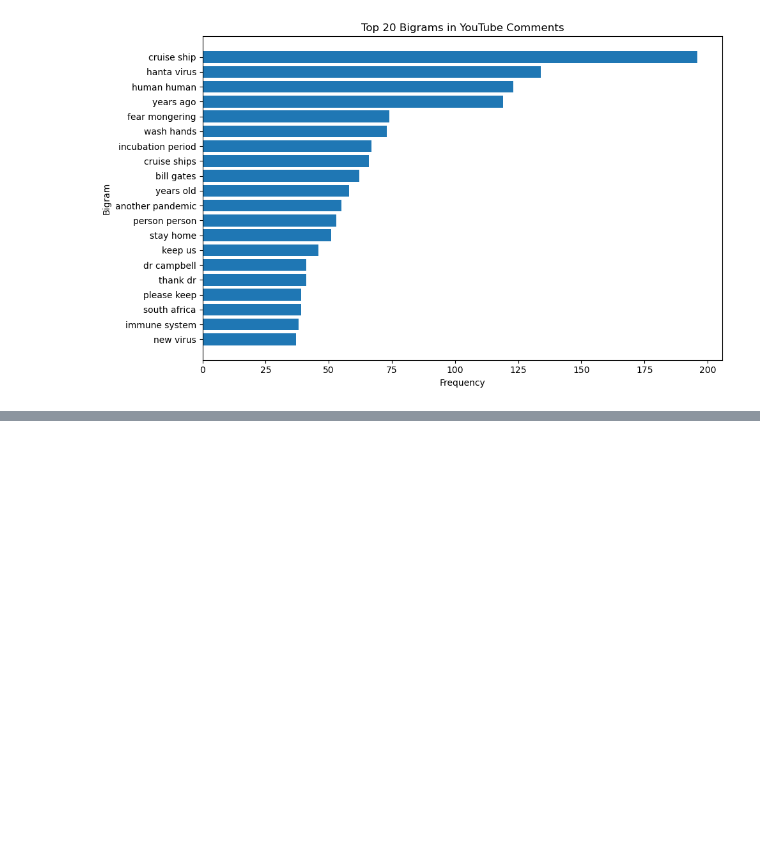
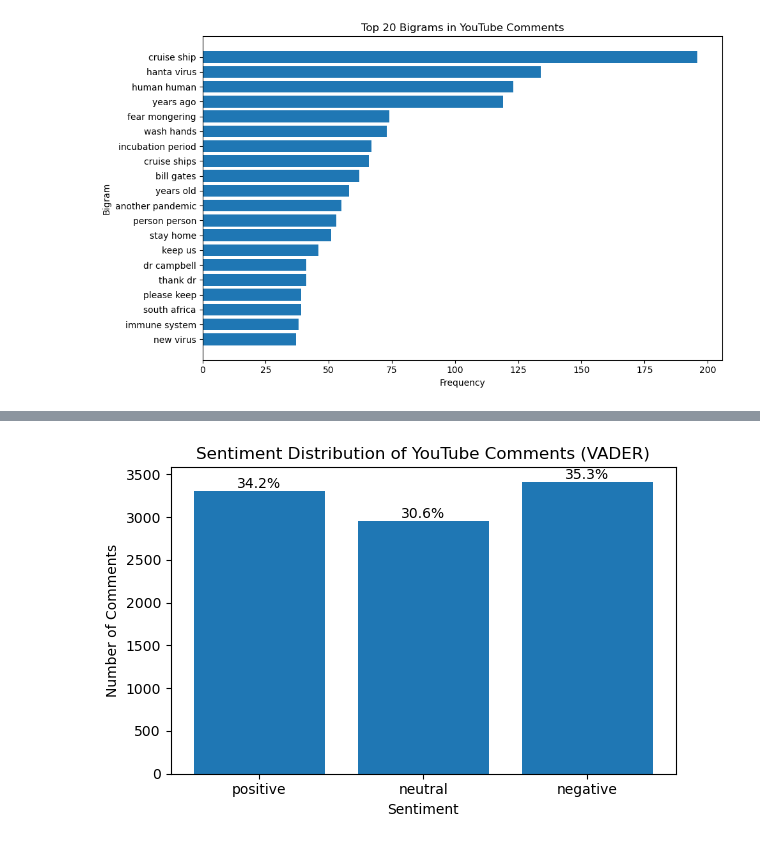
Before and after one commit to BenB51/UGGroup11_SocialMedia_A2, a Jupyter notebook: Youtube_Analysis.ipynb, the cells around one changed output, grey strips where cells are left out. Drawn from its saved outputs; the diff is of its cells as text; code cells hidden in the pictures; blank space fills up the shorter version.

Commit message:
youtube sentiment analysis

```diff
--- a/Youtube_Analysis.ipynb
+++ b/Youtube_Analysis.ipynb
@@ -932,0 +952,3 @@ plt.show()
+# %%
+# create vader sentiment analyser
+sentAnalyser = SentimentIntensityAnalyzer()
@@ -932,0 +987,12 @@ plt.show()
+# %%
+# count vader sentiment labels
+vader_counts = english_comments_df["vader_label"].value_counts()
+
+print("VADER sentiment counts:")
+print(vader_counts)
+
+# calculate percentages
+vader_percentages = english_comments_df["vader_label"].value_counts(normalize=True) * 100
+
+print("\nVADER sentiment percentages:")
+print(vader_percentages.round(2))
@@ -932,0 +1013,28 @@ plt.show()
+# %%
+# plot vader sentiment distribution
+labels = ["positive", "neutral", "negative"]
+
+values = [vader_counts.get(label, 0) for label in labels]
+percentages = [vader_percentages.get(label, 0) for label in labels]
+
+plt.figure(figsize=(6, 4))
+bars = plt.bar(labels, values)
+
+plt.title("Sentiment Distribution of YouTube Comments (VADER)")
+plt.xlabel("Sentiment")
+plt.ylabel("Number of Comments")
+
+# add percentage labels above bars
+for i, bar in enumerate(bars):
+    plt.text(
+        bar.get_x() + bar.get_width() / 2,
+        bar.get_height(),
+        f"{percentages[i]:.1f}%",
+        ha="center",
+        va="bottom"
+    )
+
+plt.tight_layout()
+plt.show()
+# %% [output]
+[figure, added]
```
Also changed, not shown: parts of 9 cells of this notebook, 1 other file.
